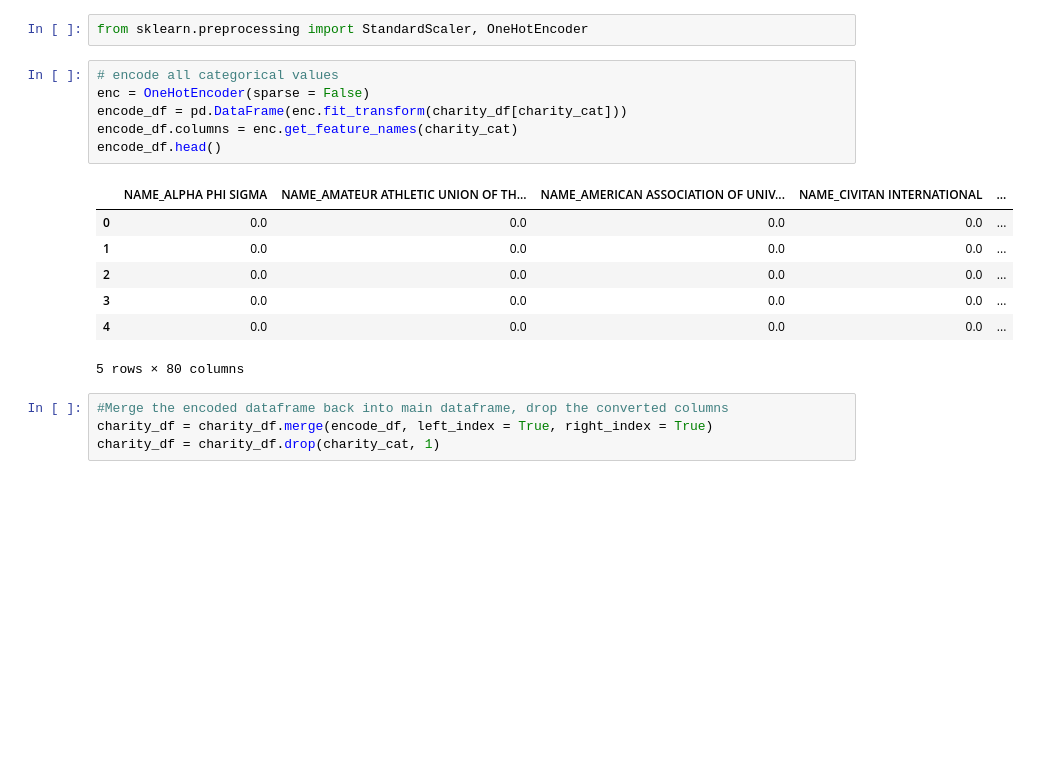
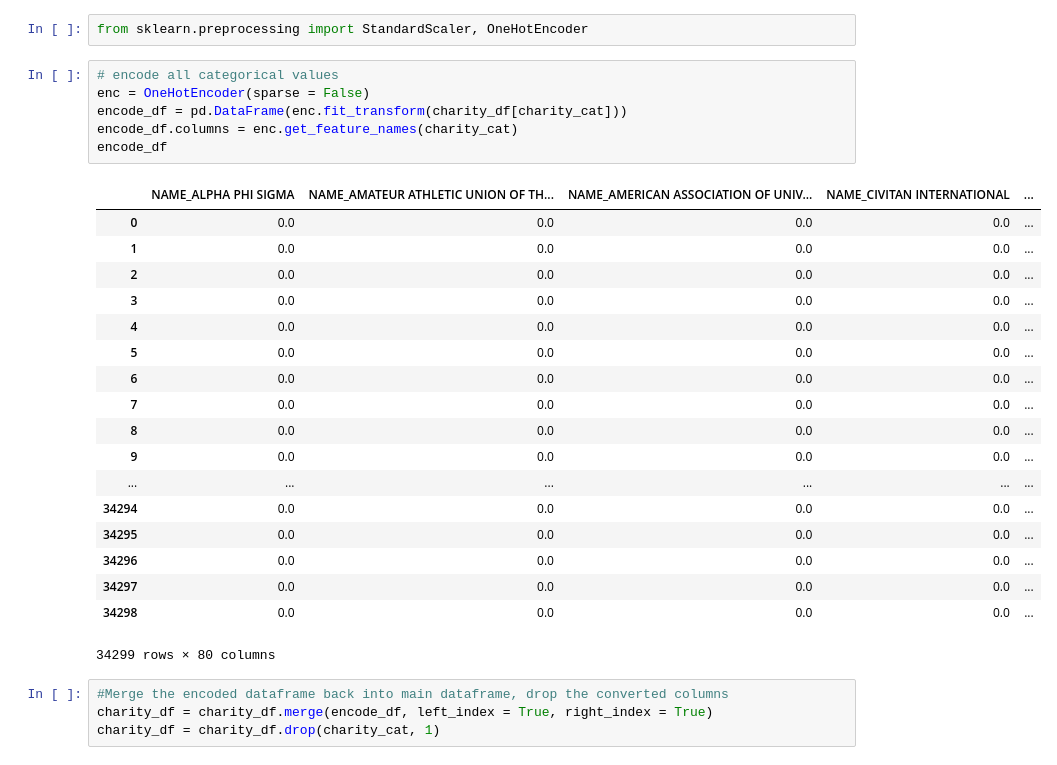
Before and after one commit to Melody-Lii/AlphabetSoupChallenge, a Jupyter notebook: AlphabetSoupChallenge.ipynb, the cells around one changed output. Drawn from its saved outputs; the diff is of its cells as text; blank space fills up the shorter version.

```diff
--- a/AlphabetSoupChallenge.ipynb
+++ b/AlphabetSoupChallenge.ipynb
@@ -158,17 +157,28 @@ from sklearn.preprocessing import StandardScaler, OneHotEncoder
 # %%
 # encode all categorical values
 enc = OneHotEncoder(sparse = False)
 encode_df = pd.DataFrame(enc.fit_transform(charity_df[charity_cat]))
 encode_df.columns = enc.get_feature_names(charity_cat)
-encode_df.head()
+encode_df
 # %% [output]
 |  | NAME_ALPHA PHI SIGMA | NAME_AMATEUR ATHLETIC UNION OF TH... | NAME_AMERICAN ASSOCIATION OF UNIV... | NAME_CIVITAN INTERNATIONAL | ... |
 | 0 | 0.0 | 0.0 | 0.0 | 0.0 | ... |
 | 1 | 0.0 | 0.0 | 0.0 | 0.0 | ... |
 | 2 | 0.0 | 0.0 | 0.0 | 0.0 | ... |
 | 3 | 0.0 | 0.0 | 0.0 | 0.0 | ... |
 | 4 | 0.0 | 0.0 | 0.0 | 0.0 | ... |
+| 5 | 0.0 | 0.0 | 0.0 | 0.0 | ... |
+| 6 | 0.0 | 0.0 | 0.0 | 0.0 | ... |
+| 7 | 0.0 | 0.0 | 0.0 | 0.0 | ... |
+| 8 | 0.0 | 0.0 | 0.0 | 0.0 | ... |
+| 9 | 0.0 | 0.0 | 0.0 | 0.0 | ... |
+| ... | ... | ... | ... | ... | ... |
+| 34294 | 0.0 | 0.0 | 0.0 | 0.0 | ... |
+| 34295 | 0.0 | 0.0 | 0.0 | 0.0 | ... |
+| 34296 | 0.0 | 0.0 | 0.0 | 0.0 | ... |
+| 34297 | 0.0 | 0.0 | 0.0 | 0.0 | ... |
+| 34298 | 0.0 | 0.0 | 0.0 | 0.0 | ... |
-5 rows × 80 columns
+34299 rows × 80 columns
 # %%
 #Merge the encoded dataframe back into main dataframe, drop the converted columns
 charity_df = charity_df.merge(encode_df, left_index = True, right_index = True)
```
Also changed, not shown: parts of 11 cells of this notebook.
